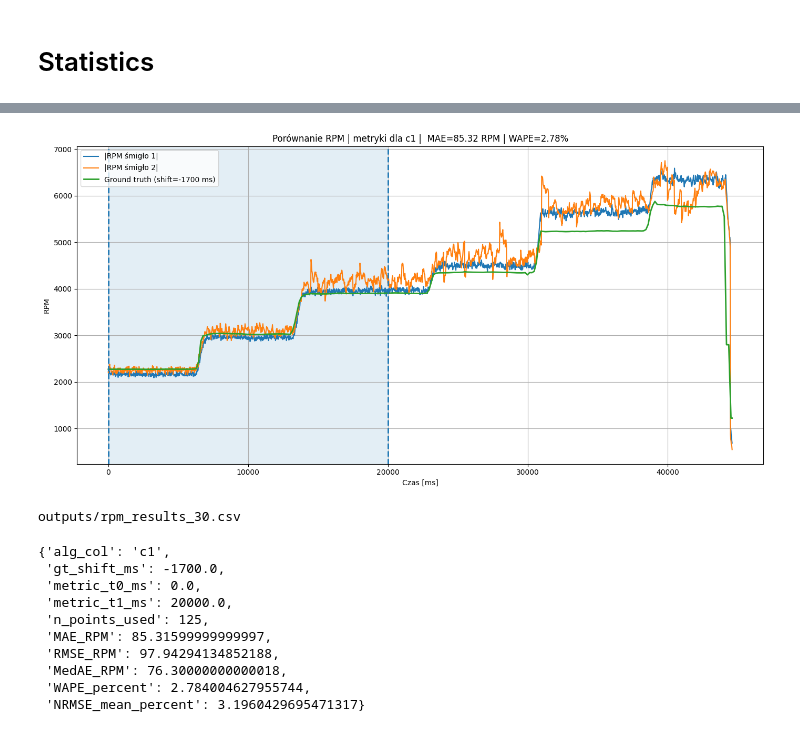
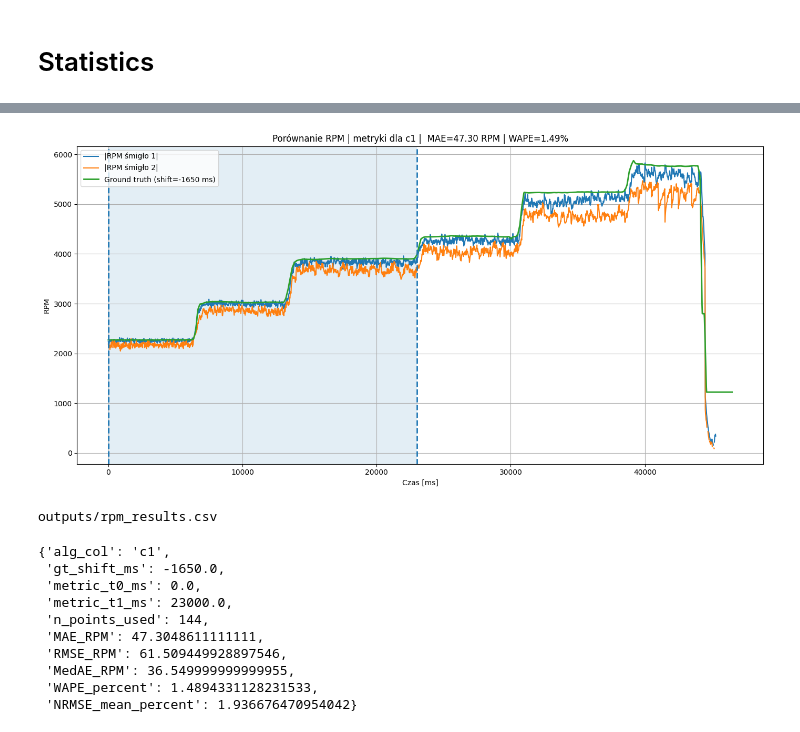
Before and after one commit to AdamJedrz/EventPropeller, a Jupyter notebook: statistics.ipynb, the cells around one changed output, grey strips where cells are left out. Cells and saved outputs as stored; diff of their text form; code cells hidden in the pictures.

```diff
--- a/statistics.ipynb
+++ b/statistics.ipynb
@@ -61,7 +61,7 @@ import matplotlib.pyplot as plt
 
 
 def plot_rpm_with_metrics(
-    rpm_file = "outputs/rpm_results_30.csv",
+    rpm_file = "outputs/rpm_results.csv",
     gt_file = "gt/30_cm.xls",
     alg_col_for_metrics="c1",
     gt_shift_ms=0.0,
@@ -236,27 +236,27 @@ def plot_rpm_with_metrics(
     return metrics, compare_df
 # %%
 metrics, compare_df = plot_rpm_with_metrics(
-    rpm_file = "outputs/rpm_results_30.csv",
+    rpm_file = "outputs/rpm_results.csv",
     gt_file = "gt/30_cm.xls",
     alg_col_for_metrics="c1",
-    gt_shift_ms=-1700,
+    gt_shift_ms=-1650,
     plot_max_time_ms=73060,
     metric_t0_ms=0,
-    metric_t1_ms=20000,
+    metric_t1_ms=23000,
     take_abs=True
 )
 
 metrics
 # %% [output]
-[figure, old version]
+[figure, new version]
-outputs/rpm_results_30.csv
+outputs/rpm_results.csv
 {'alg_col': 'c1',
- 'gt_shift_ms': -1700.0,
+ 'gt_shift_ms': -1650.0,
  'metric_t0_ms': 0.0,
- 'metric_t1_ms': 20000.0,
- 'n_points_used': 125,
- 'MAE_RPM': 85.31599999999997,
- 'RMSE_RPM': 97.94294134852188,
- 'MedAE_RPM': 76.30000000000018,
- 'WAPE_percent': 2.784004627955744,
- 'NRMSE_mean_percent': 3.1960429695471317}
+ 'metric_t1_ms': 23000.0,
+ 'n_points_used': 144,
+ 'MAE_RPM': 47.3048611111111,
+ 'RMSE_RPM': 61.509449928897546,
+ 'MedAE_RPM': 36.549999999999955,
+ 'WAPE_percent': 1.4894331128231533,
+ 'NRMSE_mean_percent': 1.936676470954042}
```
Also changed, not shown: parts of 1 cell of this notebook, 7 other files.
